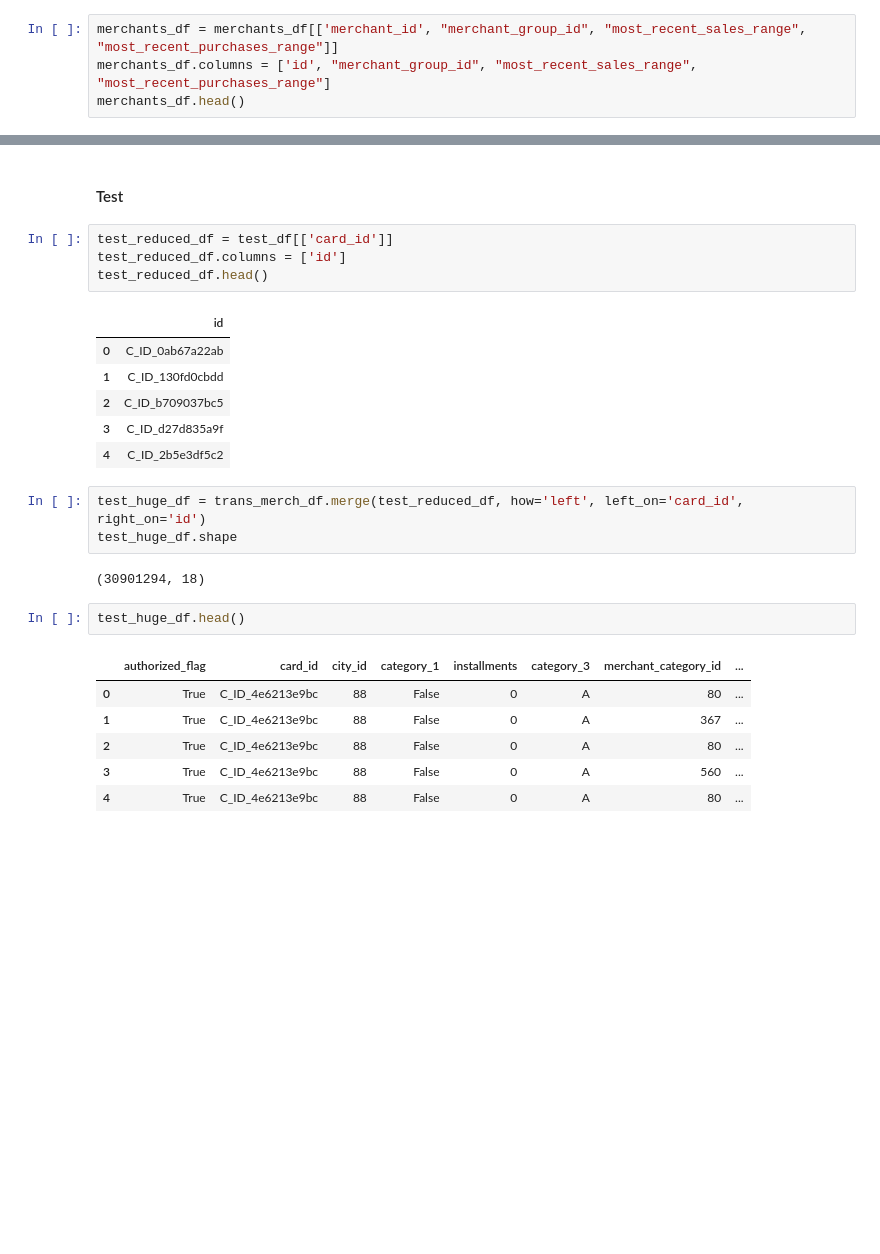
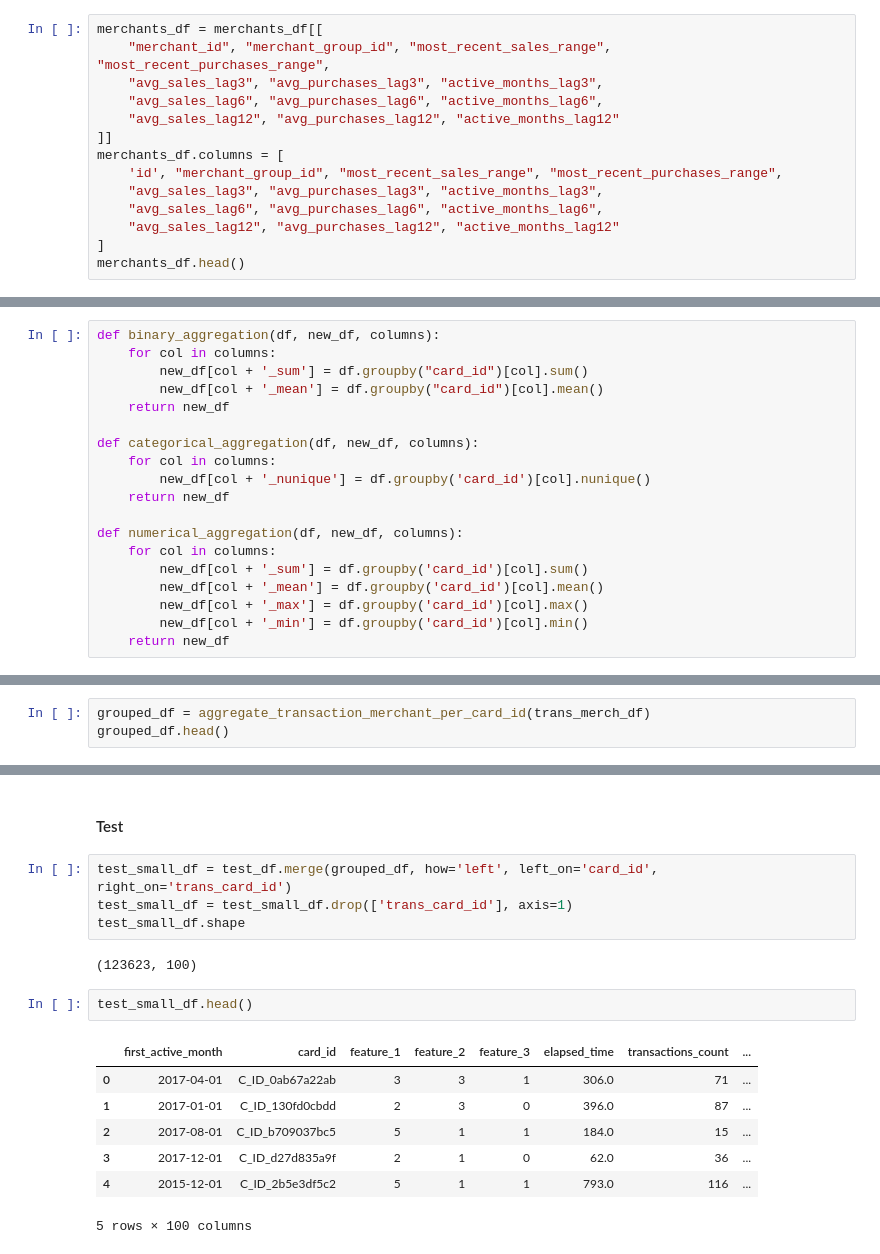
Before and after one commit to TacchinoLeso/ELO, a Jupyter notebook: (2)Dataframes_merging_EUG.ipynb, the cells around one changed output, grey strips where cells are left out. Drawn from its saved outputs; the diff is of its cells as text; blank space fills up the shorter version.

```diff
--- a/(2)Dataframes_merging_EUG.ipynb
+++ b/(2)Dataframes_merging_EUG.ipynb
@@ -106,5 +105,15 @@ Actually, the only meaningfull features to be merged are merchant_group_id, most
 # %%
-merchants_df = merchants_df[['merchant_id', "merchant_group_id", "most_recent_sales_range", "most_recent_purchases_range"]]
-merchants_df.columns = ['id', "merchant_group_id", "most_recent_sales_range", "most_recent_purchases_range"]
+merchants_df = merchants_df[[
+    "merchant_id", "merchant_group_id", "most_recent_sales_range", "most_recent_purchases_range",
+    "avg_sales_lag3", "avg_purchases_lag3", "active_months_lag3",
+    "avg_sales_lag6", "avg_purchases_lag6", "active_months_lag6",
+    "avg_sales_lag12", "avg_purchases_lag12", "active_months_lag12"
+]]
+merchants_df.columns = [
+    'id', "merchant_group_id", "most_recent_sales_range", "most_recent_purchases_range",
+    "avg_sales_lag3", "avg_purchases_lag3", "active_months_lag3",
+    "avg_sales_lag6", "avg_purchases_lag6", "active_months_lag6",
+    "avg_sales_lag12", "avg_purchases_lag12", "active_months_lag12"
+]
 merchants_df.head()
 # %% [output]
@@ -165,0 +196,19 @@ We want only the target (every other feature will necessary lead to an overfit o
+# %%
+def binary_aggregation(df, new_df, columns):
+    for col in columns:
+        new_df[col + '_sum'] = df.groupby("card_id")[col].sum()
+        new_df[col + '_mean'] = df.groupby("card_id")[col].mean()
+    return new_df
+
+def categorical_aggregation(df, new_df, columns):
+    for col in columns:
+        new_df[col + '_nunique'] = df.groupby('card_id')[col].nunique()
+    return new_df
+
+def numerical_aggregation(df, new_df, columns):
+    for col in columns:
+        new_df[col + '_sum'] = df.groupby('card_id')[col].sum()
+        new_df[col + '_mean'] = df.groupby('card_id')[col].mean()
+        new_df[col + '_max'] = df.groupby('card_id')[col].max()
+        new_df[col + '_min'] = df.groupby('card_id')[col].min()
+    return new_df
@@ -165,0 +287,3 @@ We want only the target (every other feature will necessary lead to an overfit o
+# %%
+grouped_df = aggregate_transaction_merchant_per_card_id(trans_merch_df)
+grouped_df.head()
@@ -217,28 +336,19 @@ dtype: int64
 # %% [markdown]
 #### Test
-# %%
-test_reduced_df = test_df[['card_id']]
-test_reduced_df.columns = ['id']
-test_reduced_df.head()
-# %% [output]
-|  | id |
-| 0 | C_ID_0ab67a22ab |
-| 1 | C_ID_130fd0cbdd |
-| 2 | C_ID_b709037bc5 |
-| 3 | C_ID_d27d835a9f |
-| 4 | C_ID_2b5e3df5c2 |
 # %%
-test_huge_df = trans_merch_df.merge(test_reduced_df, how='left', left_on='card_id', right_on='id')
-test_huge_df.shape
+test_small_df = test_df.merge(grouped_df, how='left', left_on='card_id', right_on='trans_card_id')
+test_small_df = test_small_df.drop(['trans_card_id'], axis=1)
+test_small_df.shape
 # %% [output]
-(30901294, 18)
+(123623, 100)
 # %%
-test_huge_df.head()
+test_small_df.head()
 # %% [output]
-|  | authorized_flag | card_id | city_id | category_1 | installments | category_3 | merchant_category_id | ... |
-| 0 | True | C_ID_4e6213e9bc | 88 | False | 0 | A | 80 | ... |
-| 1 | True | C_ID_4e6213e9bc | 88 | False | 0 | A | 367 | ... |
-| 2 | True | C_ID_4e6213e9bc | 88 | False | 0 | A | 80 | ... |
-| 3 | True | C_ID_4e6213e9bc | 88 | False | 0 | A | 560 | ... |
-| 4 | True | C_ID_4e6213e9bc | 88 | False | 0 | A | 80 | ... |
+|  | first_active_month | card_id | feature_1 | feature_2 | feature_3 | elapsed_time | transactions_count | ... |
+| 0 | 2017-04-01 | C_ID_0ab67a22ab | 3 | 3 | 1 | 306.0 | 71 | ... |
+| 1 | 2017-01-01 | C_ID_130fd0cbdd | 2 | 3 | 0 | 396.0 | 87 | ... |
+| 2 | 2017-08-01 | C_ID_b709037bc5 | 5 | 1 | 1 | 184.0 | 15 | ... |
+| 3 | 2017-12-01 | C_ID_d27d835a9f | 2 | 1 | 0 | 62.0 | 36 | ... |
+| 4 | 2015-12-01 | C_ID_2b5e3df5c2 | 5 | 1 | 1 | 793.0 | 116 | ... |
+5 rows × 100 columns
 # %%
```
Also changed, not shown: parts of 34 cells of this notebook, 9 other files.
